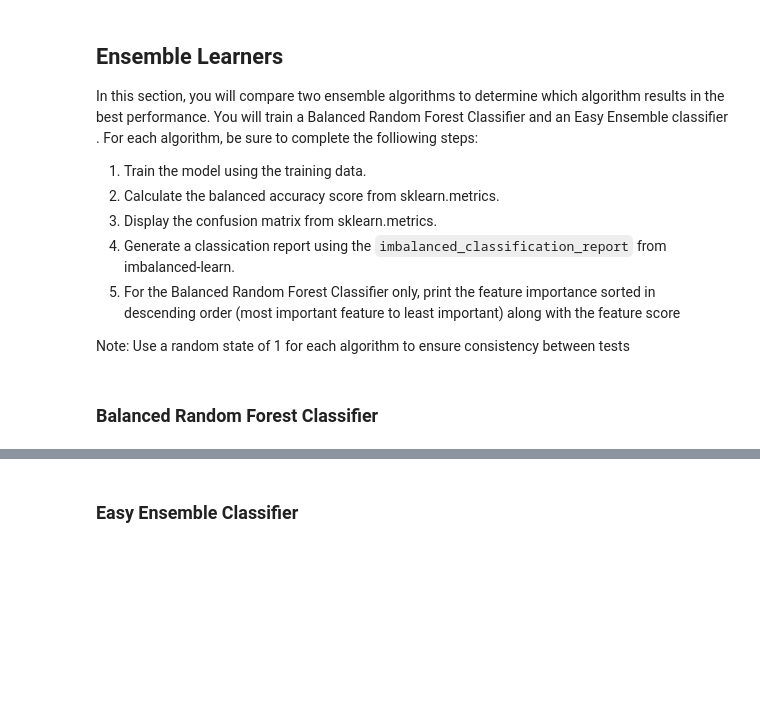
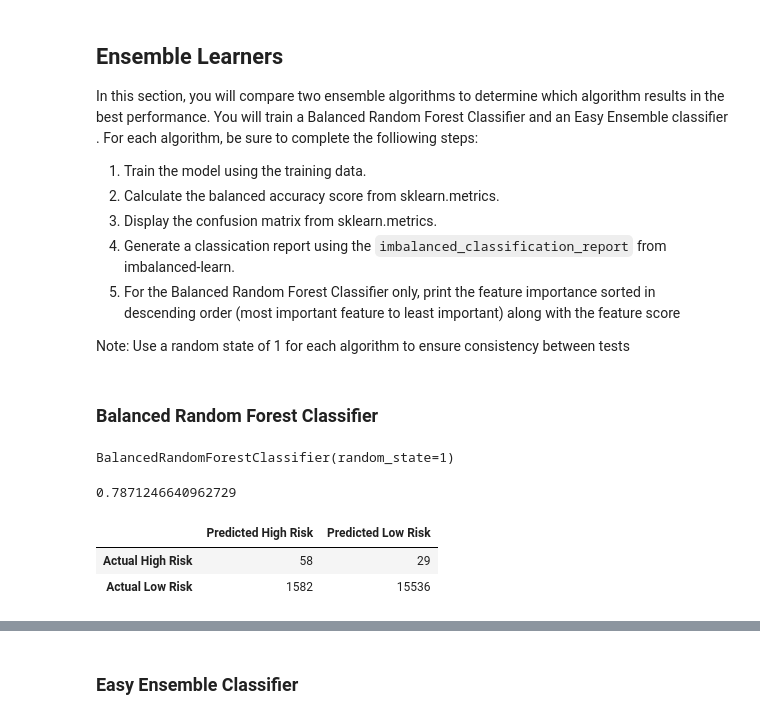
Before and after one commit to roybooker/Risky-Business, a Jupyter notebook: codes/credit_risk_ensemble.ipynb, the cells around one changed output, grey strips where cells are left out. Drawn from its saved outputs; the diff is of its cells as text; code cells hidden in the pictures; blank space fills up the shorter version.

```diff
--- a/codes/credit_risk_ensemble.ipynb
+++ b/codes/credit_risk_ensemble.ipynb
@@ -49,10 +82,10 @@ Scale the training and testing data using the `StandardScaler` from `sklearn`. R
 # %%
 # Fit the Standard Scaler with the training data
-# When fitting scaling functions, only train on the training dataset
-# YOUR CODE HERE
+X_scaler = scaler.fit(X_train)
 # %%
 # Scale the training and testing data
-# YOUR CODE HERE
+X_train_scaled = X_scaler.transform(X_train)
+X_test_scaled = X_scaler.transform(X_test)
 # %% [markdown]
 ## Ensemble Learners
 
@@ -69,7 +102,16 @@ Note: Use a random state of 1 for each algorithm to ensure consistency between t
 ### Balanced Random Forest Classifier
 # %%
 # Resample the training data with the BalancedRandomForestClassifier
-# YOUR CODE HERE
+from imblearn.ensemble import BalancedRandomForestClassifier
+
+brf = BalancedRandomForestClassifier(n_estimators=100, random_state=1)
+brf.fit(X_train_scaled, y_train)
+# %% [output]
+BalancedRandomForestClassifier(random_state=1)
 # %%
 # Calculated the balanced accuracy score
-# YOUR CODE HERE
+y_pred_brf = brf.predict(X_test_scaled)
+bas_brf=balanced_accuracy_score(y_test, y_pred_brf)
+print(bas_brf)
+# %% [output]
+0.7871246640962729
@@ -79,2 +118,13 @@ Note: Use a random state of 1 for each algorithm to ensure consistency between t
+# %%
+# Display the confusion matrix
+cm_brf = confusion_matrix(y_test, y_pred_brf)
+cm_df_brf = pd.DataFrame(
+    cm_brf, index=["Actual High Risk", "Actual Low Risk"], columns=["Predicted High Risk", "Predicted Low Risk"]
+)
+cm_df_brf
+# %% [output]
+|  | Predicted High Risk | Predicted Low Risk |
+| Actual High Risk | 58 | 29 |
+| Actual Low Risk | 1582 | 15536 |
 # %%
 # Print the imbalanced classification report
```
Also changed, not shown: parts of 21 cells of this notebook, 1 other file.
